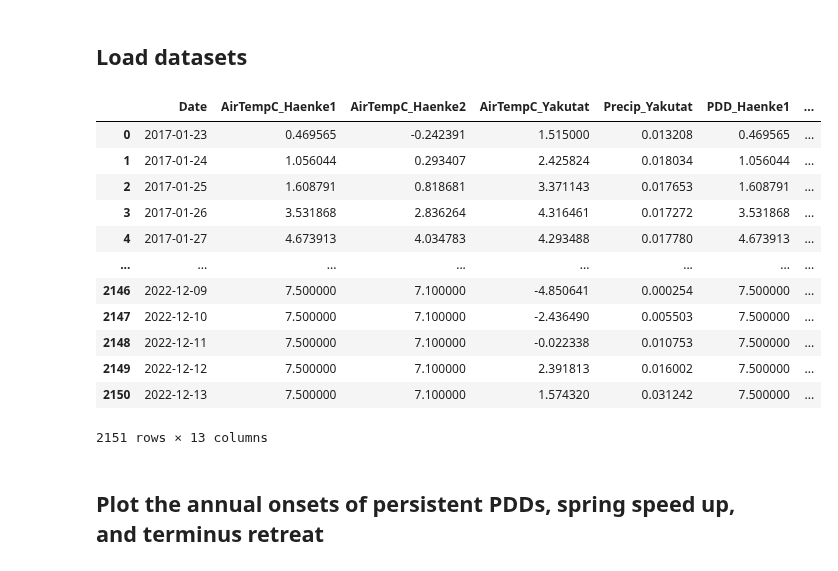
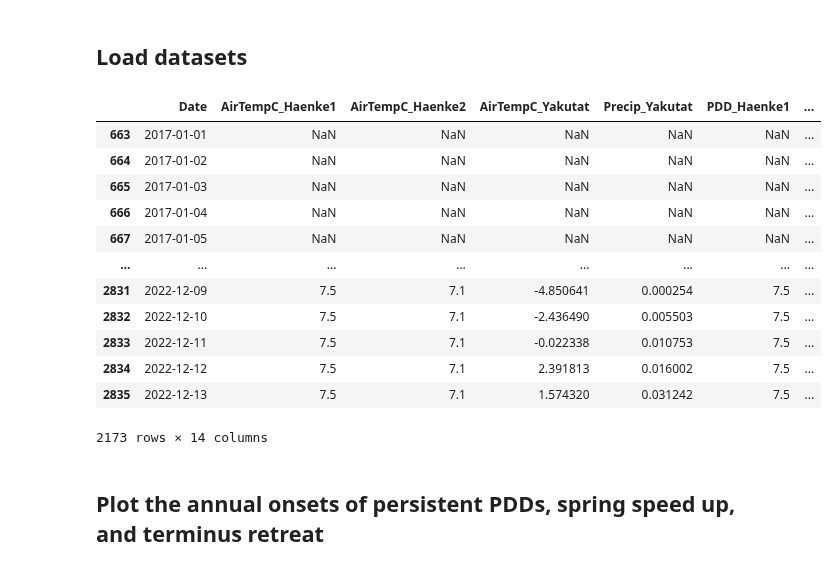
Before and after one commit to pohlan/Hubbard2024, a Jupyter notebook: make_paper_figures/speed_weather_timings.ipynb, the cells around one changed output. Cells and saved outputs as stored; diff of their text form; code cells hidden in the pictures.

```diff
--- a/make_paper_figures/speed_weather_timings.ipynb
+++ b/make_paper_figures/speed_weather_timings.ipynb
@@ -10,35 +10,52 @@ import numpy as np
 # %%
 data_path = '/Users/raineyaberle/Research/Hubbard/'
 out_path = '/Users/raineyaberle/Research/Hubbard/figures/'
 crs = 'EPSG:3338'
+
+# Ocean temps
+ocean_fn = os.path.join(data_path, 'GAK_smooth.csv')
+ocean = pd.read_csv(ocean_fn)
+ocean['Date'] = pd.to_datetime(ocean['Date'])
+# Take the mean ocean temperature for 25–250 m depth
+ocean.set_index('Date', inplace=True)
+ocean['Mean_ocean_temp_C'] = ocean.mean(axis=1)
+# Resample to daily
+ocean.drop_duplicates(inplace=True)
+ocean = ocean.resample('1D').interpolate('time')
+ocean.reset_index(inplace=True)
+ocean = ocean[['Date', 'Mean_ocean_temp_C']]
 
 # Terminus, speed, and weather
 df_fn = os.path.join(data_path, 'terminus', 'terminus_speed_weather.csv')
 df = pd.read_csv(df_fn)
 df['Date'] = pd.to_datetime(df['Date'])
 df.drop_duplicates(inplace=True)
 # Resample to daily
 df.set_index('Date', inplace=True)
 df = df.resample('1D').interpolate('time')
 df.reset_index(inplace=True)
 # Replace data gaps at Haenke (~late 2020 to mid-2021) with NaNs
 df.loc[(df['Date'] >= np.datetime64('2020-11-01')) & (df['Date'] <= np.datetime64('2021-10-01')),
        ['AirTempC_Haenke1', 'AirTempC_Haenke2']] = np.nan
+# Merge with ocean data
+df = pd.merge(df, ocean, on='Date', how='outer')
+# Subset to post-2017
+df = df.loc[df['Date'].dt.year >= 2017]
 df
 # %% [output]
 |  | Date | AirTempC_Haenke1 | AirTempC_Haenke2 | AirTempC_Yakutat | Precip_Yakutat | PDD_Haenke1 | ... |
-| 0 | 2017-01-23 | 0.469565 | -0.242391 | 1.515000 | 0.013208 | 0.469565 | ... |
-| 1 | 2017-01-24 | 1.056044 | 0.293407 | 2.425824 | 0.018034 | 1.056044 | ... |
-| 2 | 2017-01-25 | 1.608791 | 0.818681 | 3.371143 | 0.017653 | 1.608791 | ... |
-| 3 | 2017-01-26 | 3.531868 | 2.836264 | 4.316461 | 0.017272 | 3.531868 | ... |
-| 4 | 2017-01-27 | 4.673913 | 4.034783 | 4.293488 | 0.017780 | 4.673913 | ... |
+| 663 | 2017-01-01 | NaN | NaN | NaN | NaN | NaN | ... |
+| 664 | 2017-01-02 | NaN | NaN | NaN | NaN | NaN | ... |
+| 665 | 2017-01-03 | NaN | NaN | NaN | NaN | NaN | ... |
+| 666 | 2017-01-04 | NaN | NaN | NaN | NaN | NaN | ... |
+| 667 | 2017-01-05 | NaN | NaN | NaN | NaN | NaN | ... |
 | ... | ... | ... | ... | ... | ... | ... | ... |
-| 2146 | 2022-12-09 | 7.500000 | 7.100000 | -4.850641 | 0.000254 | 7.500000 | ... |
-| 2147 | 2022-12-10 | 7.500000 | 7.100000 | -2.436490 | 0.005503 | 7.500000 | ... |
-| 2148 | 2022-12-11 | 7.500000 | 7.100000 | -0.022338 | 0.010753 | 7.500000 | ... |
-| 2149 | 2022-12-12 | 7.500000 | 7.100000 | 2.391813 | 0.016002 | 7.500000 | ... |
-| 2150 | 2022-12-13 | 7.500000 | 7.100000 | 1.574320 | 0.031242 | 7.500000 | ... |
+| 2831 | 2022-12-09 | 7.5 | 7.1 | -4.850641 | 0.000254 | 7.5 | ... |
+| 2832 | 2022-12-10 | 7.5 | 7.1 | -2.436490 | 0.005503 | 7.5 | ... |
+| 2833 | 2022-12-11 | 7.5 | 7.1 | -0.022338 | 0.010753 | 7.5 | ... |
+| 2834 | 2022-12-12 | 7.5 | 7.1 | 2.391813 | 0.016002 | 7.5 | ... |
+| 2835 | 2022-12-13 | 7.5 | 7.1 | 1.574320 | 0.031242 | 7.5 | ... |
-2151 rows × 13 columns
+2173 rows × 14 columns
 # %% [markdown]
 ## Plot the annual onsets of persistent PDDs, spring speed up, and terminus retreat
 # %%
```
Also changed, not shown: parts of 1 cell of this notebook.
